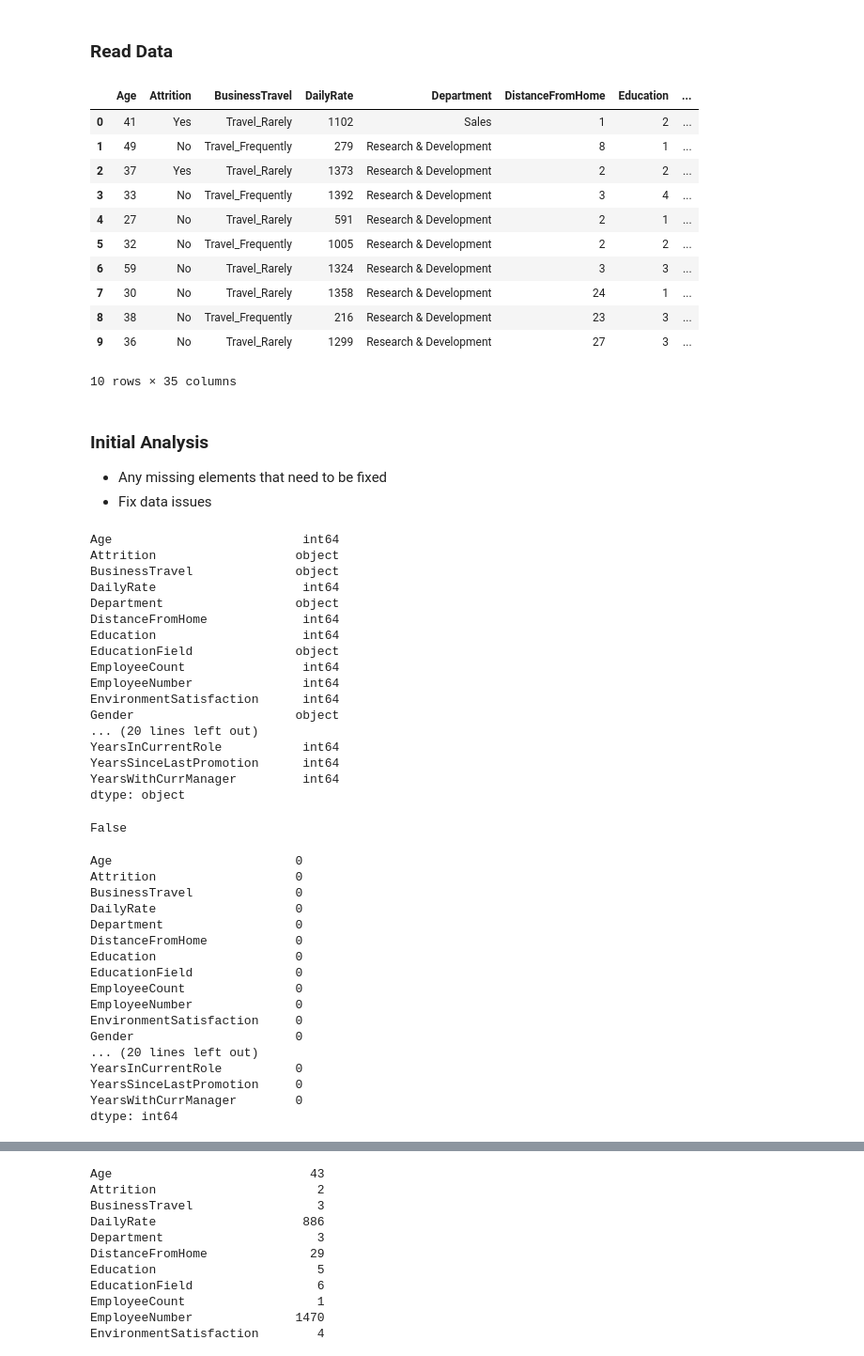
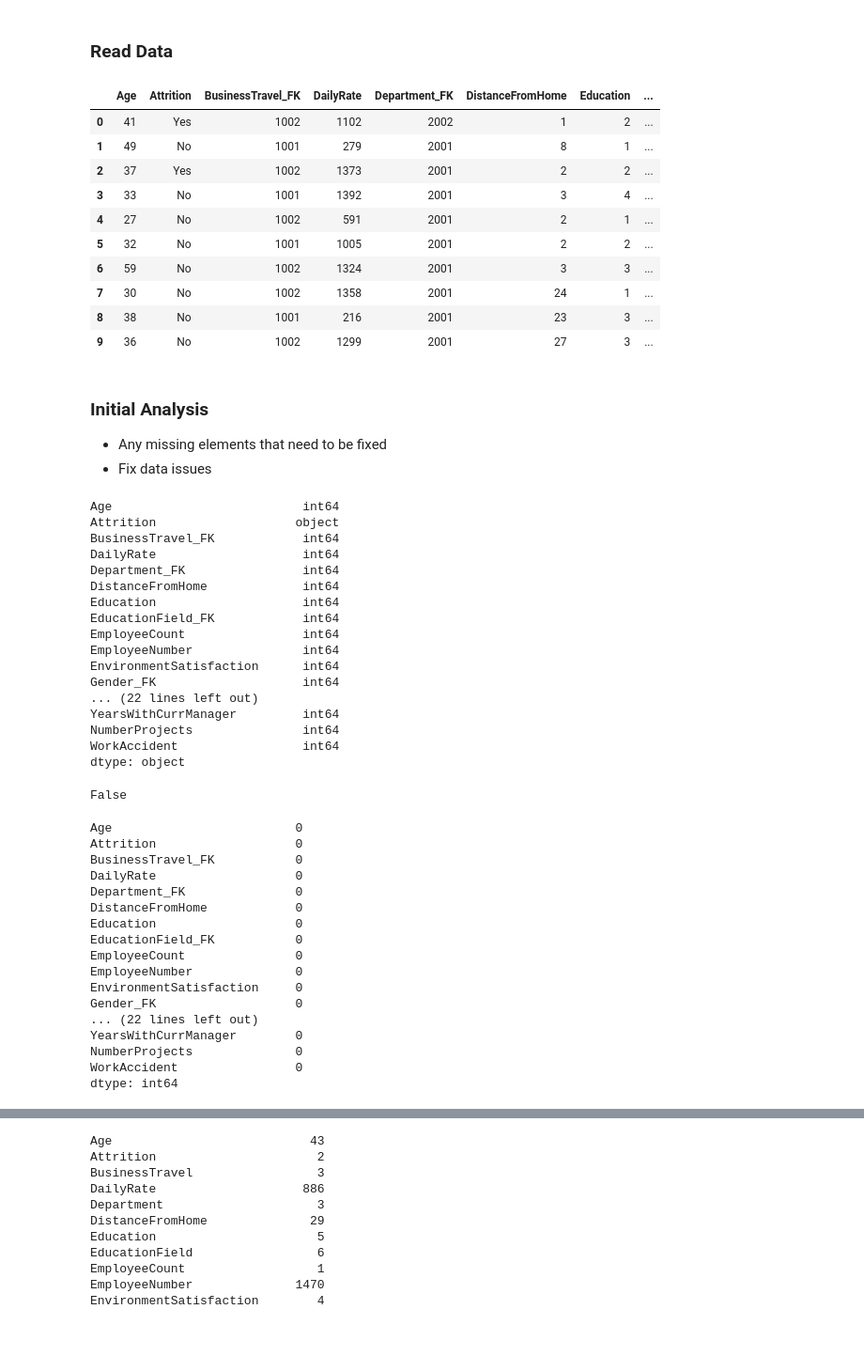
Before and after one commit to lykkelig/Group6_Final_Project, a Jupyter notebook: Exploratory_Data.ipynb, the cells around one changed output, grey strips where cells are left out. Shown at 94% size. Drawn from its saved outputs; the diff is of its cells as text; code cells hidden in the pictures.

```diff
--- a/Exploratory_Data.ipynb
+++ b/Exploratory_Data.ipynb
@@ -15,23 +15,22 @@ from sklearn.ensemble import RandomForestRegressor
 # %%
 # Create filepath and display DF
 
-ibm_data = "emp_attrition.csv"
+ibm_data = "Files/Employee_attrition_data_w_FK.csv"
 hr_df = pd.read_csv(ibm_data)
 
 hr_df.head(10)
 # %% [output]
-|  | Age | Attrition | BusinessTravel | DailyRate | Department | DistanceFromHome | Education | ... |
-| 0 | 41 | Yes | Travel_Rarely | 1102 | Sales | 1 | 2 | ... |
-| 1 | 49 | No | Travel_Frequently | 279 | Research & Development | 8 | 1 | ... |
-| 2 | 37 | Yes | Travel_Rarely | 1373 | Research & Development | 2 | 2 | ... |
-| 3 | 33 | No | Travel_Frequently | 1392 | Research & Development | 3 | 4 | ... |
-| 4 | 27 | No | Travel_Rarely | 591 | Research & Development | 2 | 1 | ... |
-| 5 | 32 | No | Travel_Frequently | 1005 | Research & Development | 2 | 2 | ... |
-| 6 | 59 | No | Travel_Rarely | 1324 | Research & Development | 3 | 3 | ... |
-| 7 | 30 | No | Travel_Rarely | 1358 | Research & Development | 24 | 1 | ... |
-| 8 | 38 | No | Travel_Frequently | 216 | Research & Development | 23 | 3 | ... |
-| 9 | 36 | No | Travel_Rarely | 1299 | Research & Development | 27 | 3 | ... |
+|  | Age | Attrition | BusinessTravel_FK | DailyRate | Department_FK | DistanceFromHome | Education | ... |
+| 0 | 41 | Yes | 1002 | 1102 | 2002 | 1 | 2 | ... |
+| 1 | 49 | No | 1001 | 279 | 2001 | 8 | 1 | ... |
+| 2 | 37 | Yes | 1002 | 1373 | 2001 | 2 | 2 | ... |
+| 3 | 33 | No | 1001 | 1392 | 2001 | 3 | 4 | ... |
+| 4 | 27 | No | 1002 | 591 | 2001 | 2 | 1 | ... |
+| 5 | 32 | No | 1001 | 1005 | 2001 | 2 | 2 | ... |
+| 6 | 59 | No | 1002 | 1324 | 2001 | 3 | 3 | ... |
+| 7 | 30 | No | 1002 | 1358 | 2001 | 24 | 1 | ... |
+| 8 | 38 | No | 1001 | 216 | 2001 | 23 | 3 | ... |
+| 9 | 36 | No | 1002 | 1299 | 2001 | 27 | 3 | ... |
-10 rows × 35 columns
 # %% [markdown]
 ### Initial Analysis
 - Any missing elements that need to be fixed
@@ -43,20 +42,20 @@ hr_df.dtypes
 # %% [output]
 Age                          int64
 Attrition                   object
-BusinessTravel              object
+BusinessTravel_FK            int64
 DailyRate                    int64
-Department                  object
+Department_FK                int64
 DistanceFromHome             int64
 Education                    int64
-EducationField              object
+EducationField_FK            int64
 EmployeeCount                int64
 EmployeeNumber               int64
 EnvironmentSatisfaction      int64
-Gender                      object
-... (20 lines left out)
-YearsInCurrentRole           int64
-YearsSinceLastPromotion      int64
+Gender_FK                    int64
+... (22 lines left out)
 YearsWithCurrManager         int64
+NumberProjects               int64
+WorkAccident                 int64
 dtype: object
 # %%
 # check for null values
@@ -71,20 +70,20 @@ hr_df.isnull().sum()
 # %% [output]
 Age                         0
 Attrition                   0
-BusinessTravel              0
+BusinessTravel_FK           0
 DailyRate                   0
-Department                  0
+Department_FK               0
 DistanceFromHome            0
 Education                   0
-EducationField              0
+EducationField_FK           0
 EmployeeCount               0
 EmployeeNumber              0
 EnvironmentSatisfaction     0
-Gender                      0
-... (20 lines left out)
-YearsInCurrentRole          0
-YearsSinceLastPromotion     0
+Gender_FK                   0
+... (22 lines left out)
 YearsWithCurrManager        0
+NumberProjects              0
+WorkAccident                0
 dtype: int64
 # %%
 # check for null values
```
Also changed, not shown: parts of 5 cells of this notebook, 2 other files.
